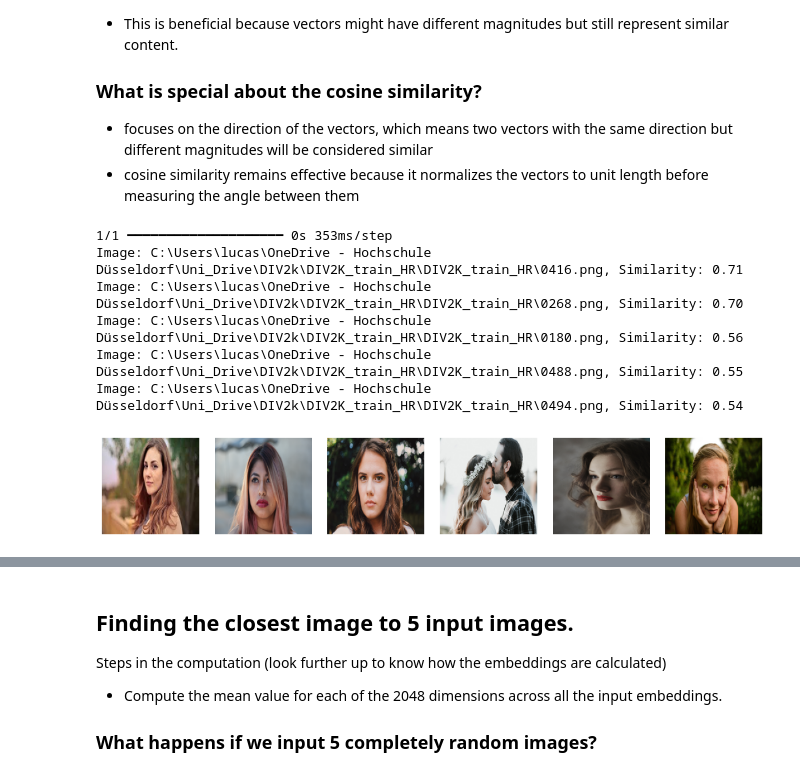
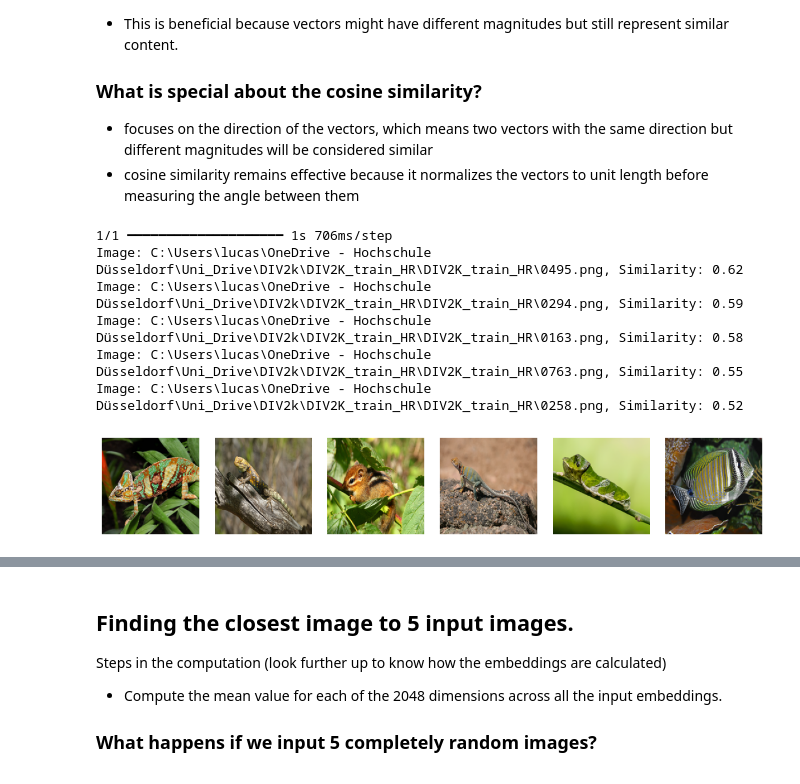
Before and after one commit to lucasthierry17/FindPicture, a Jupyter notebook: embedding_resnet.ipynb, the cells around one changed output, grey strips where cells are left out. Drawn from its saved outputs; the diff is of its cells as text; code cells hidden in the pictures.

```diff
--- a/embedding_resnet.ipynb
+++ b/embedding_resnet.ipynb
@@ -198,26 +198,26 @@ else:
     embeddings, valid_image_paths = load_embeddings_and_paths(embeddings_path, image_paths_path)
 # %%
 # set paths and find
-input_img_path = "C:\\Users\\lucas\\Downloads\\Frau.jpg"
+input_img_path = "C:\\Users\\lucas\\Downloads\\Kemelion.jpg"
 similar_images = find_similar_images(input_img_path, model, embeddings, valid_image_paths, top_n=5)
 
 top_5_paths = []
 top_5_paths.append(input_img_path)
 # Display similar images
 for img_path, similarity in similar_images:
     print(f"Image: {img_path}, Similarity: {similarity:.2f}")
     top_5_paths.append(img_path)
 
 # Display the images
 display_images_from_paths(top_5_paths)
 # %% [output]
-1/1 ━━━━━━━━━━━━━━━━━━━━ 0s 353ms/step
-Image: C:\Users\lucas\OneDrive - Hochschule Düsseldorf\Uni_Drive\DIV2k\DIV2K_train_HR\DIV2K_train_HR\0416.png, Similarity: 0.71
-Image: C:\Users\lucas\OneDrive - Hochschule Düsseldorf\Uni_Drive\DIV2k\DIV2K_train_HR\DIV2K_train_HR\0268.png, Similarity: 0.70
-Image: C:\Users\lucas\OneDrive - Hochschule Düsseldorf\Uni_Drive\DIV2k\DIV2K_train_HR\DIV2K_train_HR\0180.png, Similarity: 0.56
-Image: C:\Users\lucas\OneDrive - Hochschule Düsseldorf\Uni_Drive\DIV2k\DIV2K_train_HR\DIV2K_train_HR\0488.png, Similarity: 0.55
-Image: C:\Users\lucas\OneDrive - Hochschule Düsseldorf\Uni_Drive\DIV2k\DIV2K_train_HR\DIV2K_train_HR\0494.png, Similarity: 0.54
+1/1 ━━━━━━━━━━━━━━━━━━━━ 1s 706ms/step
+Image: C:\Users\lucas\OneDrive - Hochschule Düsseldorf\Uni_Drive\DIV2k\DIV2K_train_HR\DIV2K_train_HR\0495.png, Similarity: 0.62
+Image: C:\Users\lucas\OneDrive - Hochschule Düsseldorf\Uni_Drive\DIV2k\DIV2K_train_HR\DIV2K_train_HR\0294.png, Similarity: 0.59
+Image: C:\Users\lucas\OneDrive - Hochschule Düsseldorf\Uni_Drive\DIV2k\DIV2K_train_HR\DIV2K_train_HR\0163.png, Similarity: 0.58
+Image: C:\Users\lucas\OneDrive - Hochschule Düsseldorf\Uni_Drive\DIV2k\DIV2K_train_HR\DIV2K_train_HR\0763.png, Similarity: 0.55
+Image: C:\Users\lucas\OneDrive - Hochschule Düsseldorf\Uni_Drive\DIV2k\DIV2K_train_HR\DIV2K_train_HR\0258.png, Similarity: 0.52
-[figure, old version]
+[figure, new version]
 # %%
 # This code takes arouund 200 seconds for 1000 images.
 # this would be a time of 27 hours for 500.000 images
```
Also changed, not shown: parts of 1 cell of this notebook, 7 other files.
